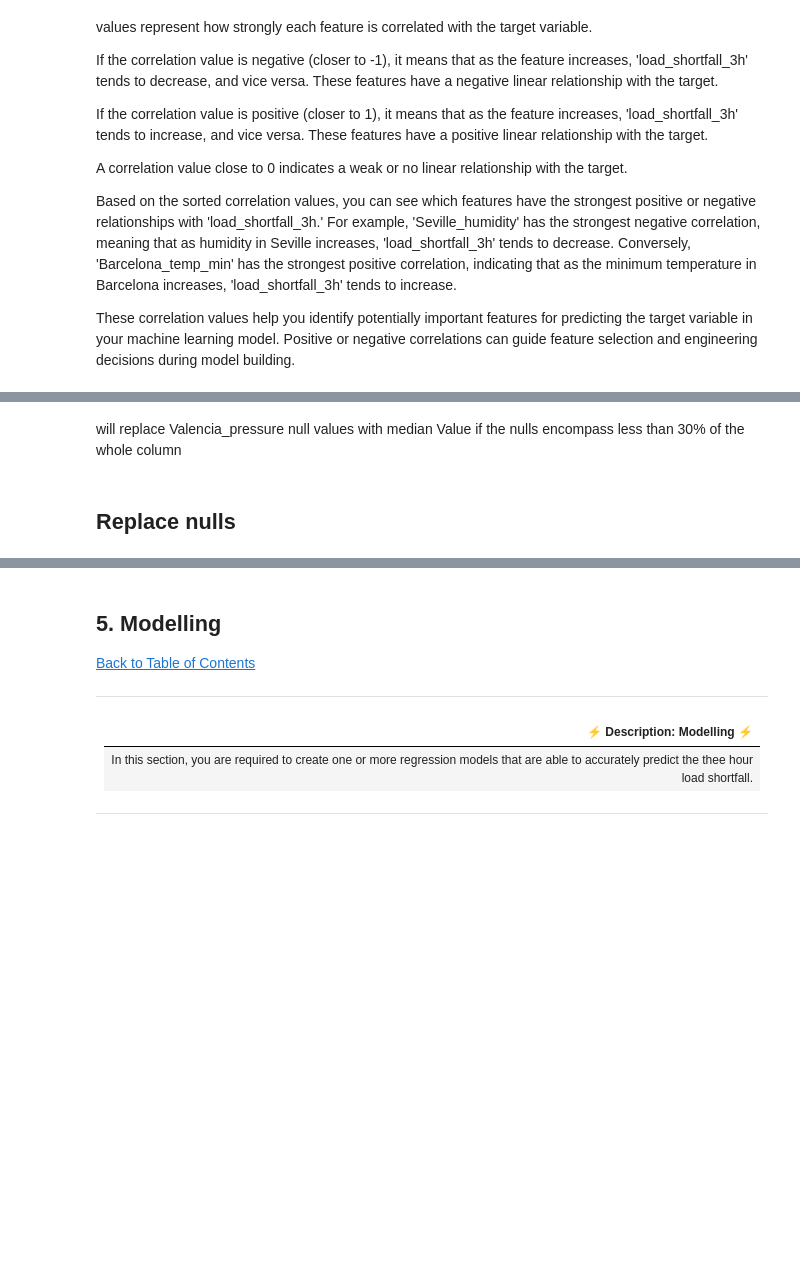
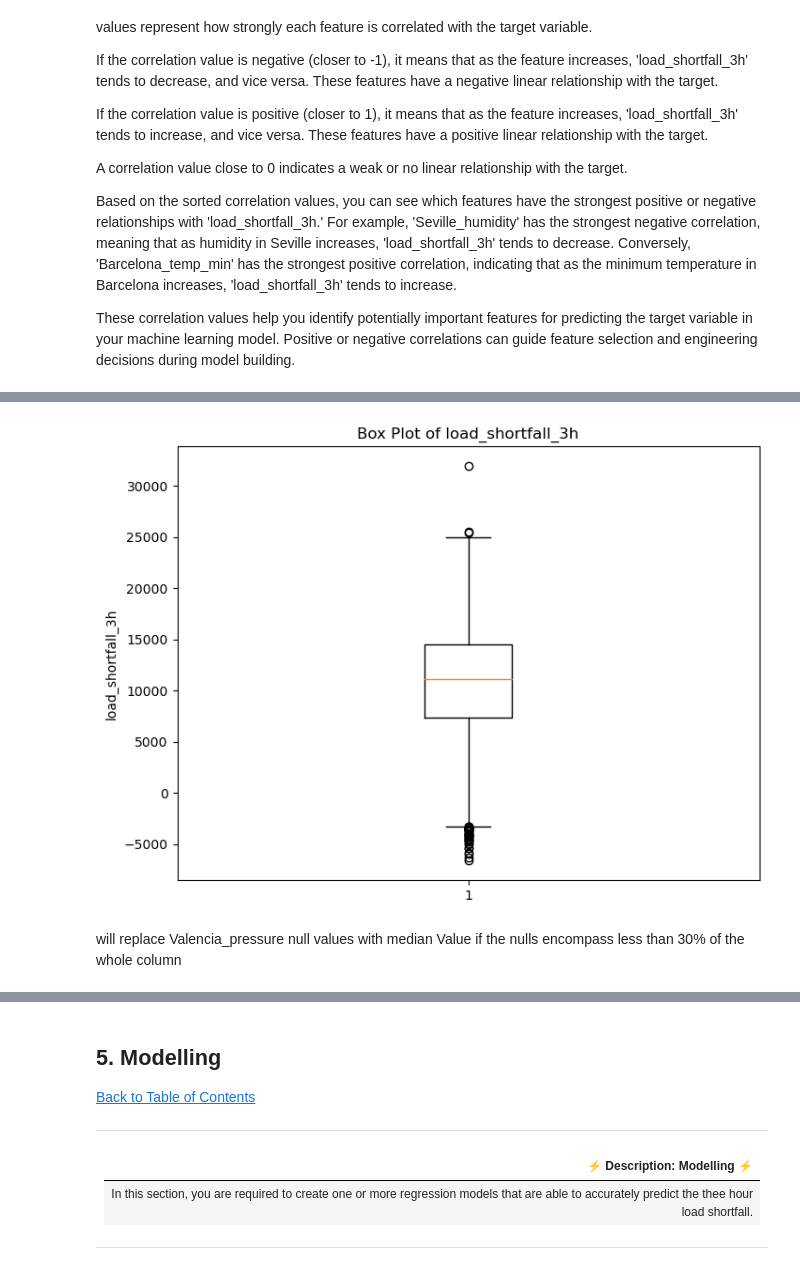
Before and after one commit to Reegs001220/Regression-sprint-2307FTDS-Team-DN1, a Jupyter notebook: Advanced-Regression-Starter-Data/starter-notebook.ipynb, the cells around one changed output, grey strips where cells are left out. Drawn from its saved outputs; the diff is of its cells as text; code cells hidden in the pictures; blank space fills up the shorter version.

```diff
--- a/Advanced-Regression-Starter-Data/starter-notebook.ipynb
+++ b/Advanced-Regression-Starter-Data/starter-notebook.ipynb
@@ -384,4 +568,11 @@ Median: The median is a robust statistic that is less affected by extreme values
+# %%
+# Create a box plot for the target variable
+plt.figure(figsize=(8, 6))
+plt.boxplot(df['load_shortfall_3h'])
+plt.title('Box Plot of load_shortfall_3h')
+plt.ylabel('load_shortfall_3h')
+plt.show()
+# %% [output]
+[figure, added]
 # %% [markdown]
 will replace Valencia_pressure null values with median Value if the nulls encompass less than 30% of the whole column
-# %% [markdown]
-## Replace nulls
```
Also changed, not shown: parts of 78 cells of this notebook, 2 other files.
